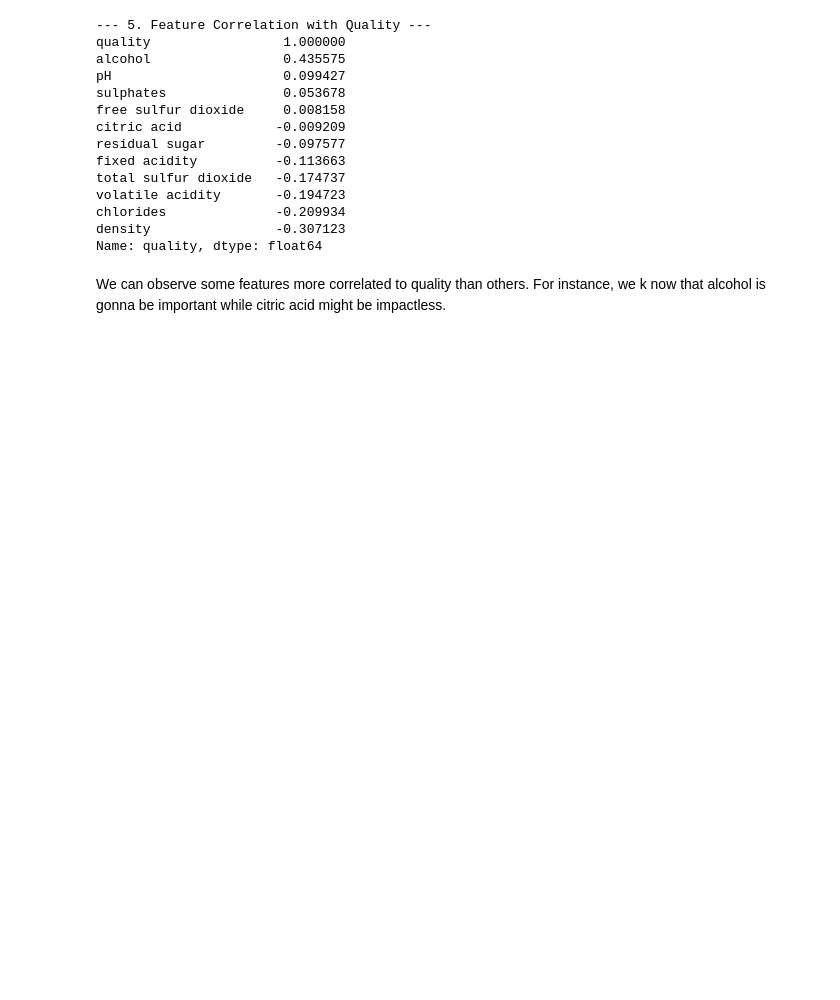
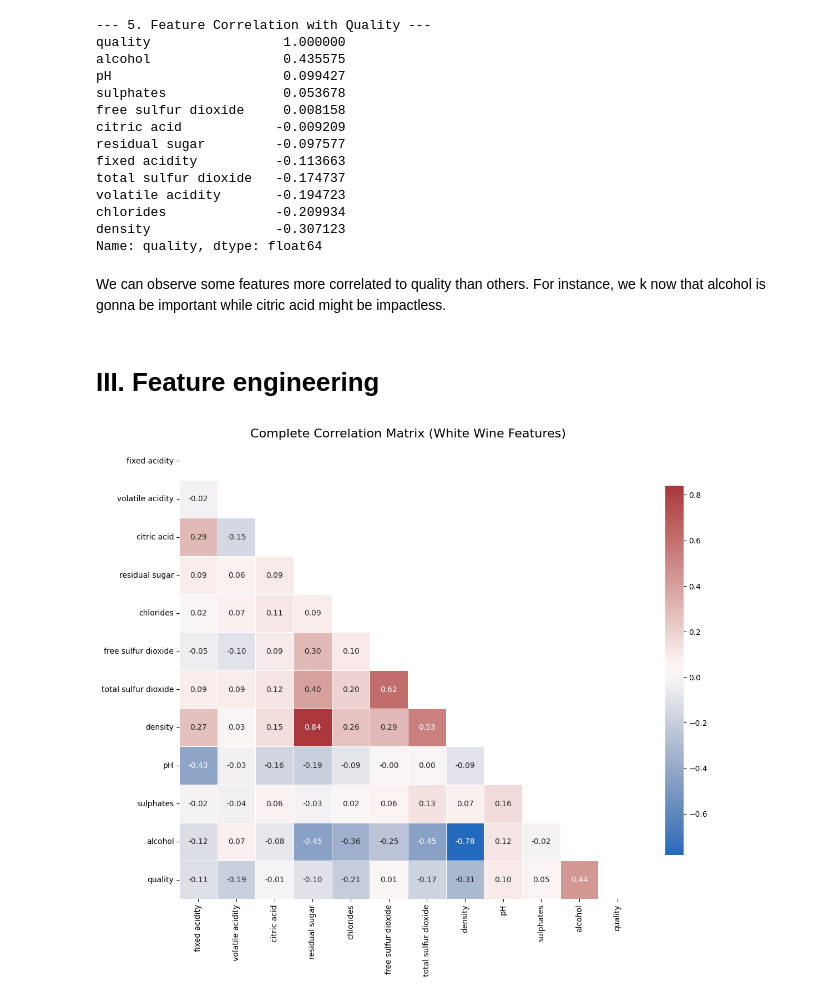
Before and after one commit to picqflorian/wine-quality-analysis, a Jupyter notebook: main.ipynb, the cells around one changed output. Drawn from its saved outputs; the diff is of its cells as text; code cells hidden in the pictures; blank space fills up the shorter version.

Commit message:
feature engineering

```diff
--- a/main.ipynb
+++ b/main.ipynb
@@ -130,3 +140,37 @@ density                -0.307123
 Name: quality, dtype: float64
 # %% [markdown]
 We can observe some features more correlated to quality than others. For instance, we k now that alcohol is gonna be important while citric acid might be impactless.
+# %% [markdown]
+# III. Feature engineering
+# %%
+import numpy as np
+import matplotlib.pyplot as plt
+import seaborn as sns
+
+
+
+# 1. Calculate the Correlation Matrix
+cor_mat = df_white.corr()
+
+# 2. Create a Mask to show only the Upper Triangle
+mask = np.triu(cor_mat)
+
+# 3. Plotting the Heatmap
+plt.figure(figsize=(12, 10))
+sns.heatmap(
+    cor_mat,
+    mask=mask,
+    annot=True,              # Display correlation values on the plot
+    fmt=".2f",               # Format values to two decimal places
+    cmap='vlag',             # 'vlag' is a good diverging color palette
+    cbar_kws={"shrink": .8}, # Shrink the color bar a bit
+    square=True,             # Ensure cells are square
+    linewidths=.5,           # Lines between cells
+    cbar=True                # Display the color bar
+)
+
+plt.title('Complete Correlation Matrix (White Wine Features)', fontsize=16)
+plt.tight_layout()
+plt.show()
+# %% [output]
+[figure, added]
```
Also changed, not shown: parts of 12 cells of this notebook.
